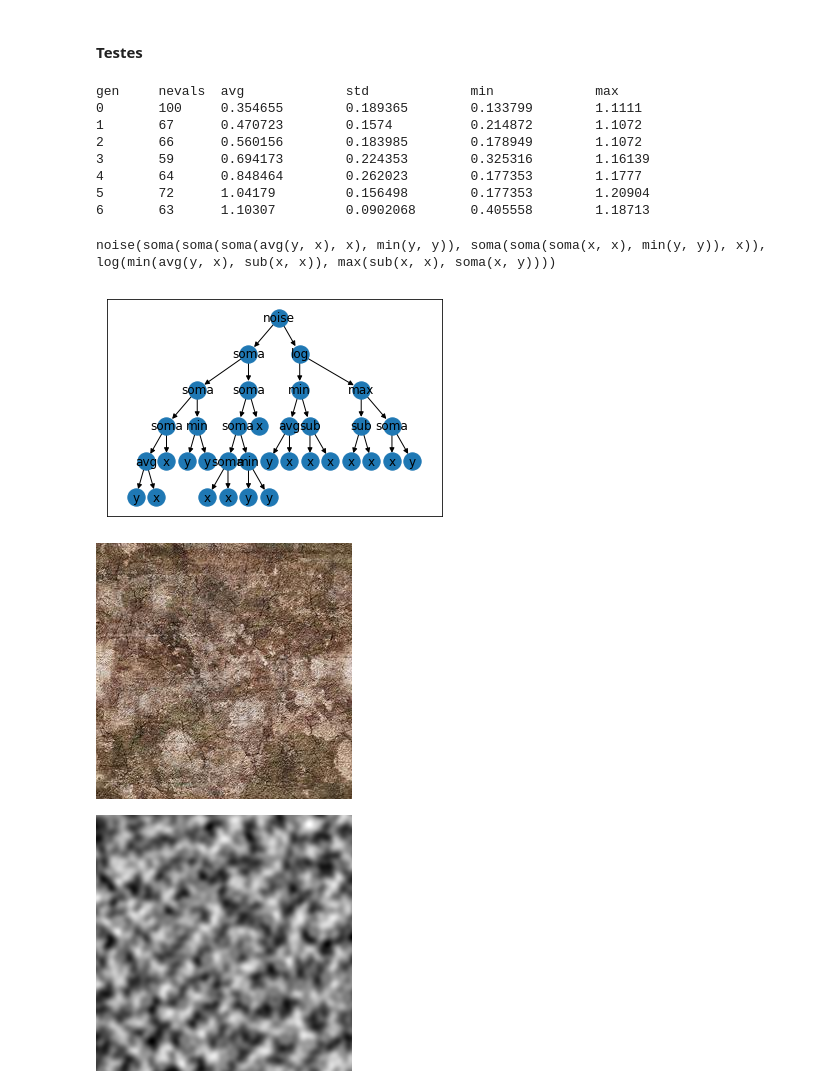
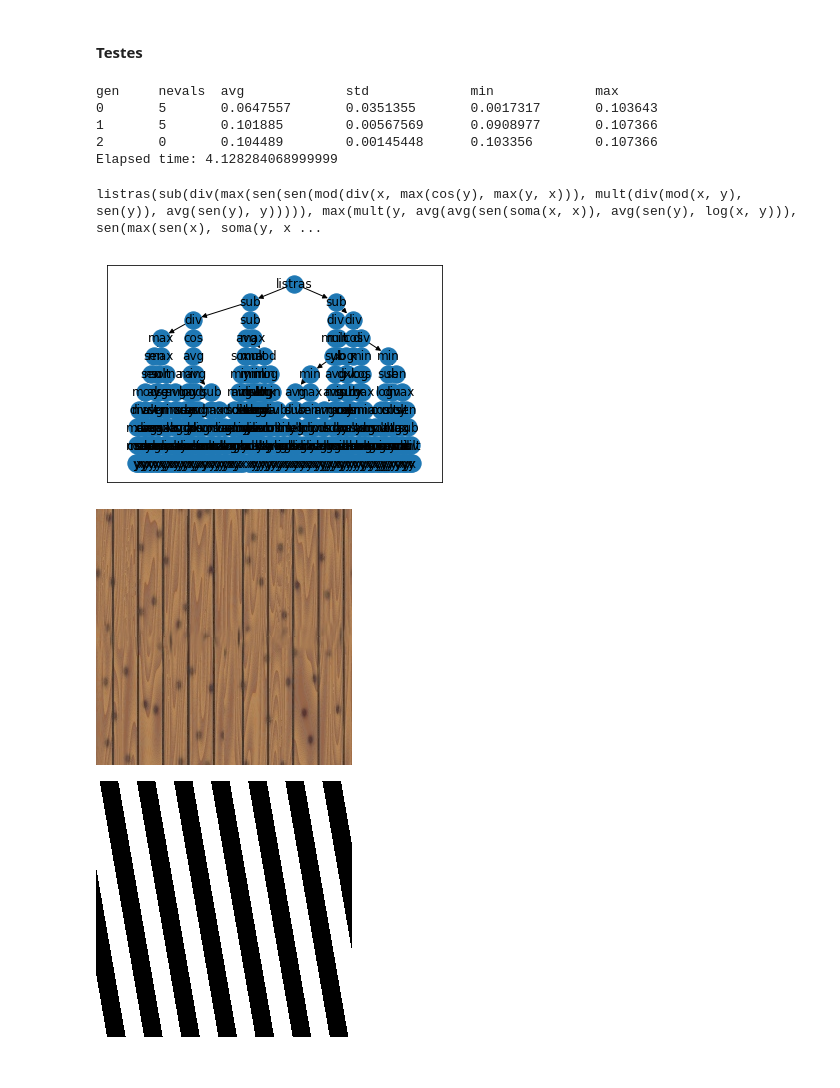
Before and after one commit to viniciusvmda/procedural-texture, a Jupyter notebook: gp.ipynb, the cells around one changed output. Cells and saved outputs as stored; diff of their text form; code cells hidden in the pictures.

```diff
--- a/gp.ipynb
+++ b/gp.ipynb
@@ -68,3 +62,28 @@ WHITE_IMG = np.full((BASE_IMG_WIDTH, BASE_IMG_HEIGHT, NUMBER_OF_CHANNELS), RGB_M
+# %%
+# Image constants
+NUMBER_OF_CHANNELS = 3
+RGB_MAX = 255;
+
+# Target image constants
+TARGET_IMG = cv2.imread('wood-texture.jpg')
+TARGET_IMG_WIDTH = TARGET_IMG.shape[0];
+TARGET_IMG_HEIGHT = TARGET_IMG.shape[1];
+WHITE_IMG = np.full((TARGET_IMG_WIDTH, TARGET_IMG_HEIGHT, NUMBER_OF_CHANNELS), RGB_MAX, dtype=np.uint8)
+
+# Operators
+MAX_OCTAVES = 5   # perlin noise
+MAX_NUMBER_OF_TILES = 10
+MAX_NUMBER_OF_LINES = 10   # chessboard
+N_DOMINANT_COLORS = 5
+IMG_SIZE_TO_COMPARE = 50
+MARGIN_OF_ERROR = 20
+
+# Genetic Programming
+N_HALL_OF_FAME_INDIVIDUALS = 2
+INITIAL_POPULATION_SIZE = 5
+CROSSOVER_PROBABILITY = 0.6
+MUTATION_PROBABILITY = 0.1
+N_GENERATIONS = 2
 # %% [markdown]
 ### Util
 # %%
@@ -210,6 +282,7 @@ pset.renameArguments(ARG1="y")
 pset.addPrimitive(perlinNoise, [float, float], np.ndarray, "noise")
 pset.addPrimitive(createTiles, [float, float], np.ndarray, "listras")
 pset.addPrimitive(createChessBoard, [float], np.ndarray, "xadrez")
+pset.addPrimitive(colorizeImage, [np.ndarray], np.ndarray, "rgb")
 pset.addPrimitive(addWeighted, [np.ndarray, np.ndarray, float], np.ndarray, "somaImg")
 
 # Float operators
@@ -234,7 +307,7 @@ creator.create("FitnessMax", base.Fitness, weights=(1.0,))
 creator.create("Individual", gp.PrimitiveTree, pset=pset, fitness=creator.FitnessMax)
 
 
-toolbox.register("expr", gp.genHalfAndHalf, pset=pset, min_=4, max_=10)
+toolbox.register("expr", gp.genHalfAndHalf, pset=pset, min_=3, max_=5)
 toolbox.register("individual", tools.initIterate, creator.Individual, toolbox.expr)
 toolbox.register("population", tools.initRepeat, list, toolbox.individual)
 toolbox.register("compile", gp.compile, pset=pset)
@@ -251,11 +324,6 @@ toolbox.register("mutate", gp.mutUniform, expr=toolbox.expr_mut, pset=pset)
 # %% [markdown]
 #### Testes
 # %%
-N_HALL_OF_FAME_INDIVIDUALS = 5
-INITIAL_POPULATION_SIZE = 100
-CROSSOVER_PROBABILITY = 0.6
-MUTATION_PROBABILITY = 0.1
-N_GENERATIONS = 10
 # N_INDIVIDUALS_NEXT_GENERATION = INITIAL_POPULATION_SIZE
 # N_CHILDREN_NEXT_GENERATION = 30
 
@@ -277,26 +345,24 @@ if __name__ == "__main__":
   algorithms.eaSimple(pop, toolbox, CROSSOVER_PROBABILITY, MUTATION_PROBABILITY, N_GENERATIONS, stats, halloffame=hof)
   pool.close()
 
+  end = time.process_time()
   print("Elapsed time: " + str(end - start))
 # %% [output]
 gen     nevals  avg             std             min             max
-0       100     0.354655        0.189365        0.133799        1.1111
-1       67      0.470723        0.1574          0.214872        1.1072
-2       66      0.560156        0.183985        0.178949        1.1072
-3       59      0.694173        0.224353        0.325316        1.16139
-4       64      0.848464        0.262023        0.177353        1.1777
-5       72      1.04179         0.156498        0.177353        1.20904
-6       63      1.10307         0.0902068       0.405558        1.18713
+0       5       0.0647557       0.0351355       0.0017317       0.103643
+1       5       0.101885        0.00567569      0.0908977       0.107366
+2       0       0.104489        0.00145448      0.103356        0.107366
+Elapsed time: 4.128284068999999
 # %%
 tree = gp.PrimitiveTree(hof[0])
 compiledExpression = gp.compile(tree, pset)
 
 print(hof[0])
 plotTree(hof[0])
-cv2_imshow(BASE_IMG)
-cv2_imshow(compiledExpression(4, 6))
+cv2_imshow(TARGET_IMG)
+cv2_imshow(compiledExpression(20, 45))
 # %% [output]
-noise(soma(soma(soma(avg(y, x), x), min(y, y)), soma(soma(soma(x, x), min(y, y)), x)), log(min(avg(y, x), sub(x, x)), max(sub(x, x), soma(x, y))))
+listras(sub(div(max(sen(sen(mod(div(x, max(cos(y), max(y, x))), mult(div(mod(x, y), sen(y)), avg(sen(y), y))))), max(mult(y, avg(avg(sen(soma(x, x)), avg(sen(y), log(x, y))), sen(max(sen(x), soma(y, x ...
-[figure, old version]
+[figure, new version]
-[figure, old version]
+[figure, new version]
-[figure, old version]
+[figure, new version]
```
Also changed, not shown: parts of 9 cells of this notebook.
